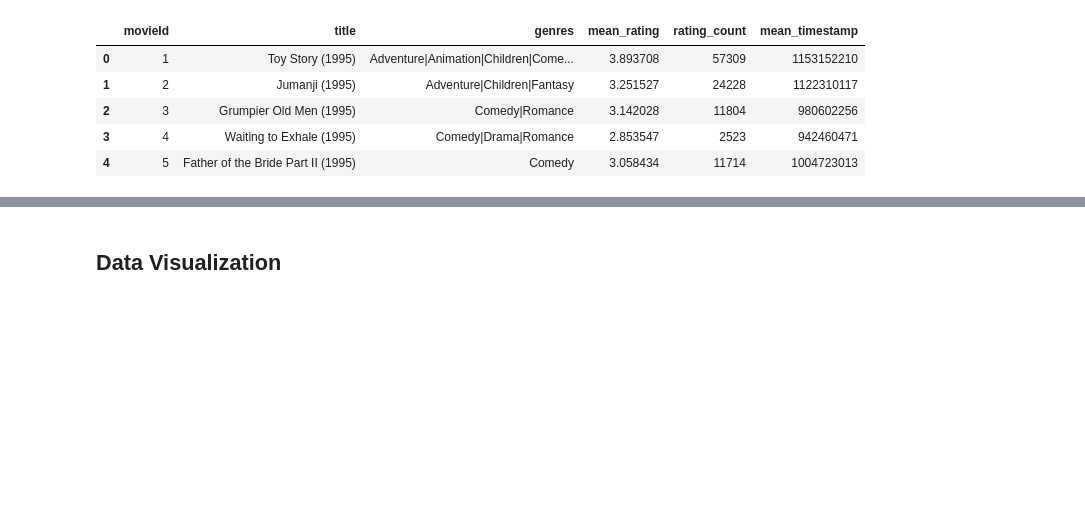
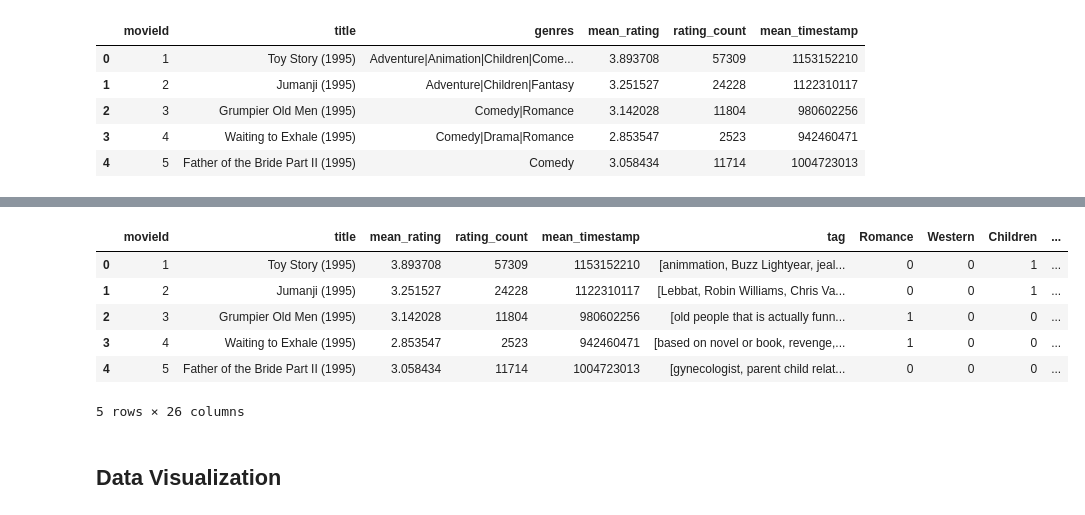
Before and after one commit to nicolopizzo/data-analytics, a Jupyter notebook: analysis.ipynb, the cells around one changed output, grey strips where cells are left out. Cells and saved outputs as stored; diff of their text form; code cells hidden in the pictures; blank space fills up the shorter version.

```diff
--- a/analysis.ipynb
+++ b/analysis.ipynb
@@ -67,3 +67,26 @@ df.head()
+# %%
+# one hot encoding for genres
+# print every category in movies dataset
+categories = set()
+for s in df['genres'].str.split('|').values:
+    categories = categories.union(set(s))
+
+# add columns for each category
+for category in categories:
+    df[category] = df['genres'].str.contains(category).astype(int)
+
+# delete genres column
+df = df.drop(columns=['genres'])
+
+df.head()
+# %% [output]
+|  | movieId | title | mean_rating | rating_count | mean_timestamp | tag | Romance | Western | Children | ... |
+| 0 | 1 | Toy Story (1995) | 3.893708 | 57309 | 1153152210 | [animmation, Buzz Lightyear, jeal... | 0 | 0 | 1 | ... |
+| 1 | 2 | Jumanji (1995) | 3.251527 | 24228 | 1122310117 | [Lebbat, Robin Williams, Chris Va... | 0 | 0 | 1 | ... |
+| 2 | 3 | Grumpier Old Men (1995) | 3.142028 | 11804 | 980602256 | [old people that is actually funn... | 1 | 0 | 0 | ... |
+| 3 | 4 | Waiting to Exhale (1995) | 2.853547 | 2523 | 942460471 | [based on novel or book, revenge,... | 1 | 0 | 0 | ... |
+| 4 | 5 | Father of the Bride Part II (1995) | 3.058434 | 11714 | 1004723013 | [gynecologist, parent child relat... | 0 | 0 | 0 | ... |
+5 rows × 26 columns
 # %% [markdown]
 ## Data Visualization
 # %%
```
Also changed, not shown: parts of 8 cells of this notebook.
